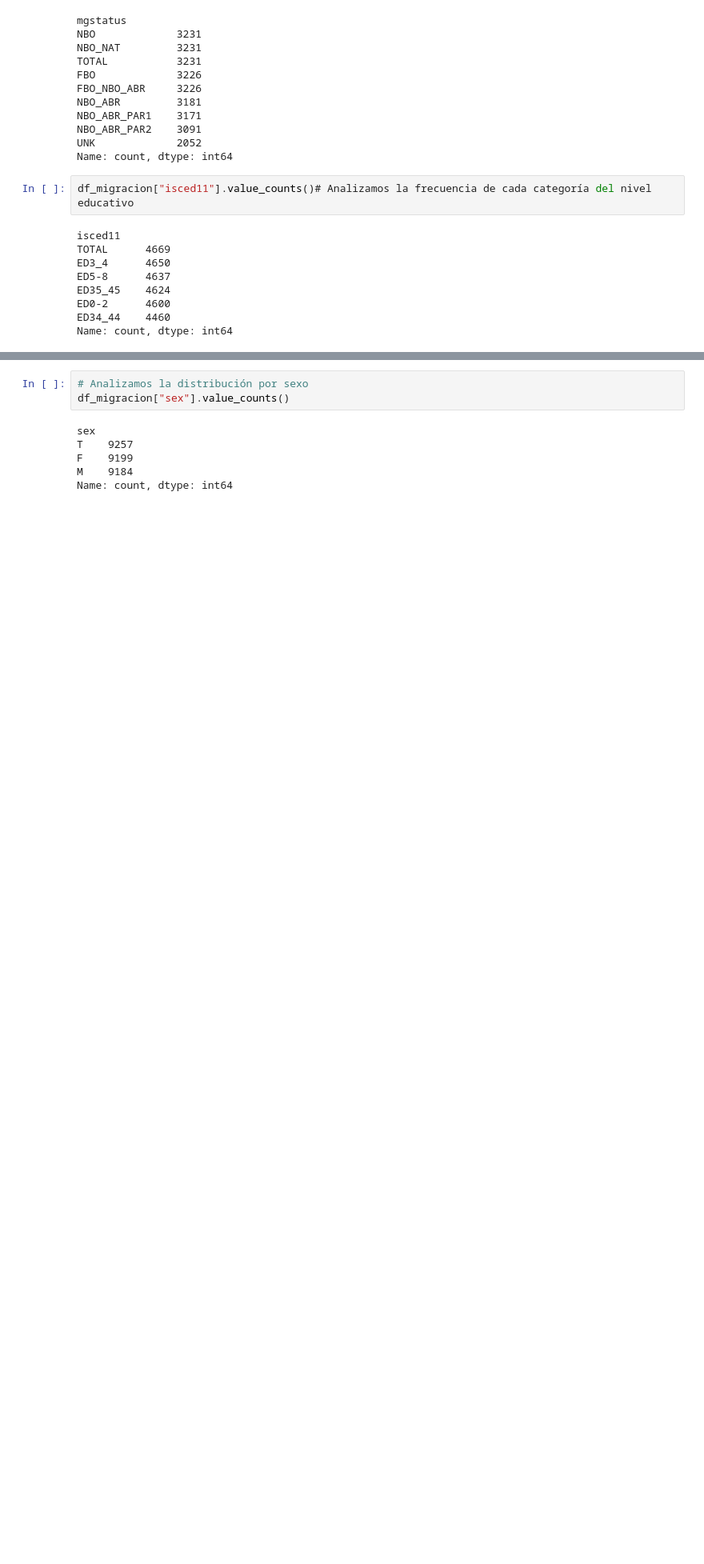
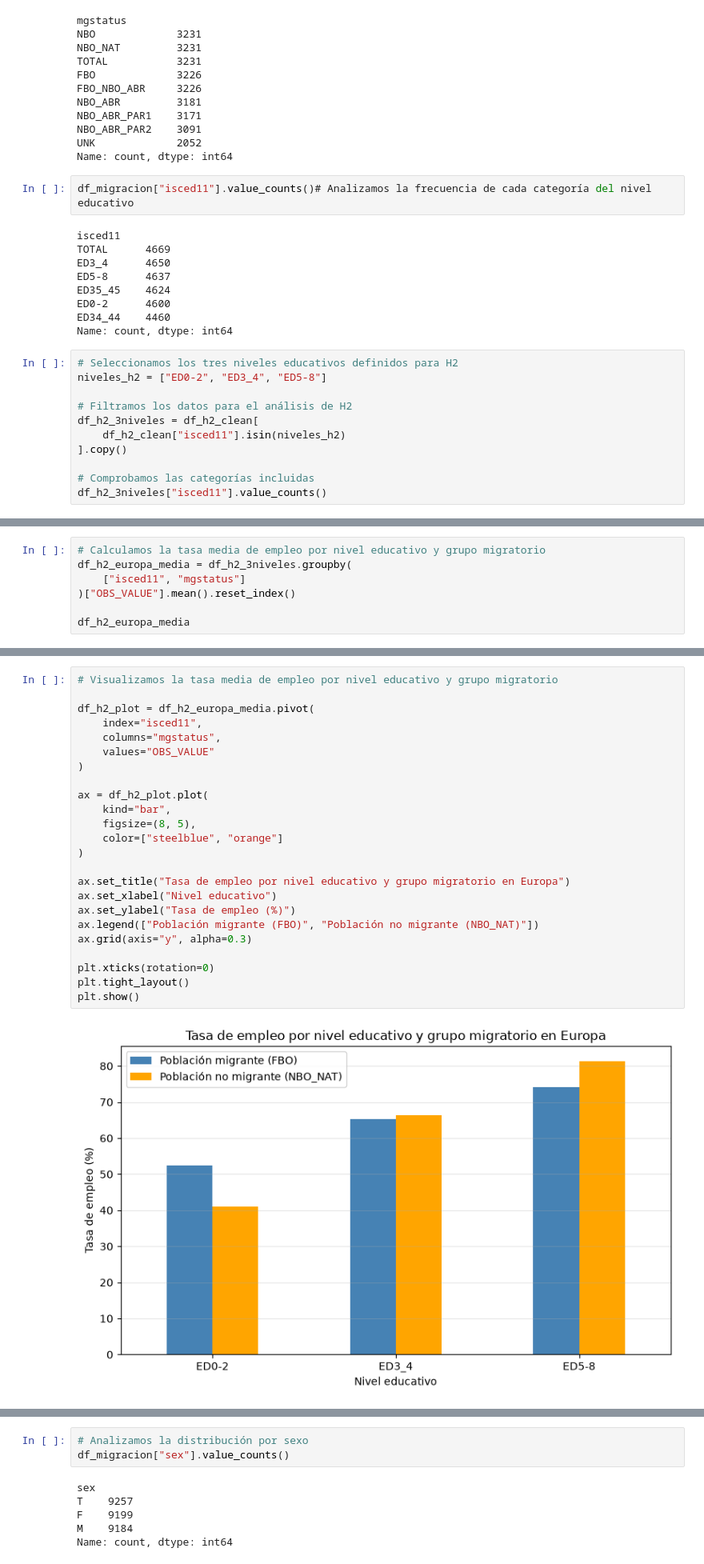
Before and after one commit to kapitonmary-ops/2026-10-BILBAO-FT-Data-Science, a Jupyter notebook: 2-Data_Analysis/EDA/My_project/src/main.ipynb, the cells around one changed output, grey strips where cells are left out. Shown at 80% size. Saved outputs shown, nothing was run; the diff lists cells and outputs as text; blank space fills up the shorter version.

```diff
--- a/2-Data_Analysis/EDA/My_project/src/main.ipynb
+++ b/2-Data_Analysis/EDA/My_project/src/main.ipynb
@@ -564,3 +564,14 @@ ED35_45    4624
 ED0-2      4600
 ED34_44    4460
 Name: count, dtype: int64
+# %%
+# Seleccionamos los tres niveles educativos definidos para H2
+niveles_h2 = ["ED0-2", "ED3_4", "ED5-8"]
+
+# Filtramos los datos para el análisis de H2
+df_h2_3niveles = df_h2_clean[
+    df_h2_clean["isced11"].isin(niveles_h2)
+].copy()
+
+# Comprobamos las categorías incluidas
+df_h2_3niveles["isced11"].value_counts()
@@ -566,0 +584,7 @@ Name: count, dtype: int64
+# %%
+# Calculamos la tasa media de empleo por nivel educativo y grupo migratorio
+df_h2_europa_media = df_h2_3niveles.groupby(
+    ["isced11", "mgstatus"]
+)["OBS_VALUE"].mean().reset_index()
+
+df_h2_europa_media
@@ -566,0 +599,26 @@ Name: count, dtype: int64
+# %%
+# Visualizamos la tasa media de empleo por nivel educativo y grupo migratorio
+
+df_h2_plot = df_h2_europa_media.pivot(
+    index="isced11",
+    columns="mgstatus",
+    values="OBS_VALUE"
+)
+
+ax = df_h2_plot.plot(
+    kind="bar",
+    figsize=(8, 5),
+    color=["steelblue", "orange"]
+)
+
+ax.set_title("Tasa de empleo por nivel educativo y grupo migratorio en Europa")
+ax.set_xlabel("Nivel educativo")
+ax.set_ylabel("Tasa de empleo (%)")
+ax.legend(["Población migrante (FBO)", "Población no migrante (NBO_NAT)"])
+ax.grid(axis="y", alpha=0.3)
+
+plt.xticks(rotation=0)
+plt.tight_layout()
+plt.show()
+# %% [output]
+[figure, added]
```
Also changed, not shown: parts of 18 cells of this notebook, 13 other files.
